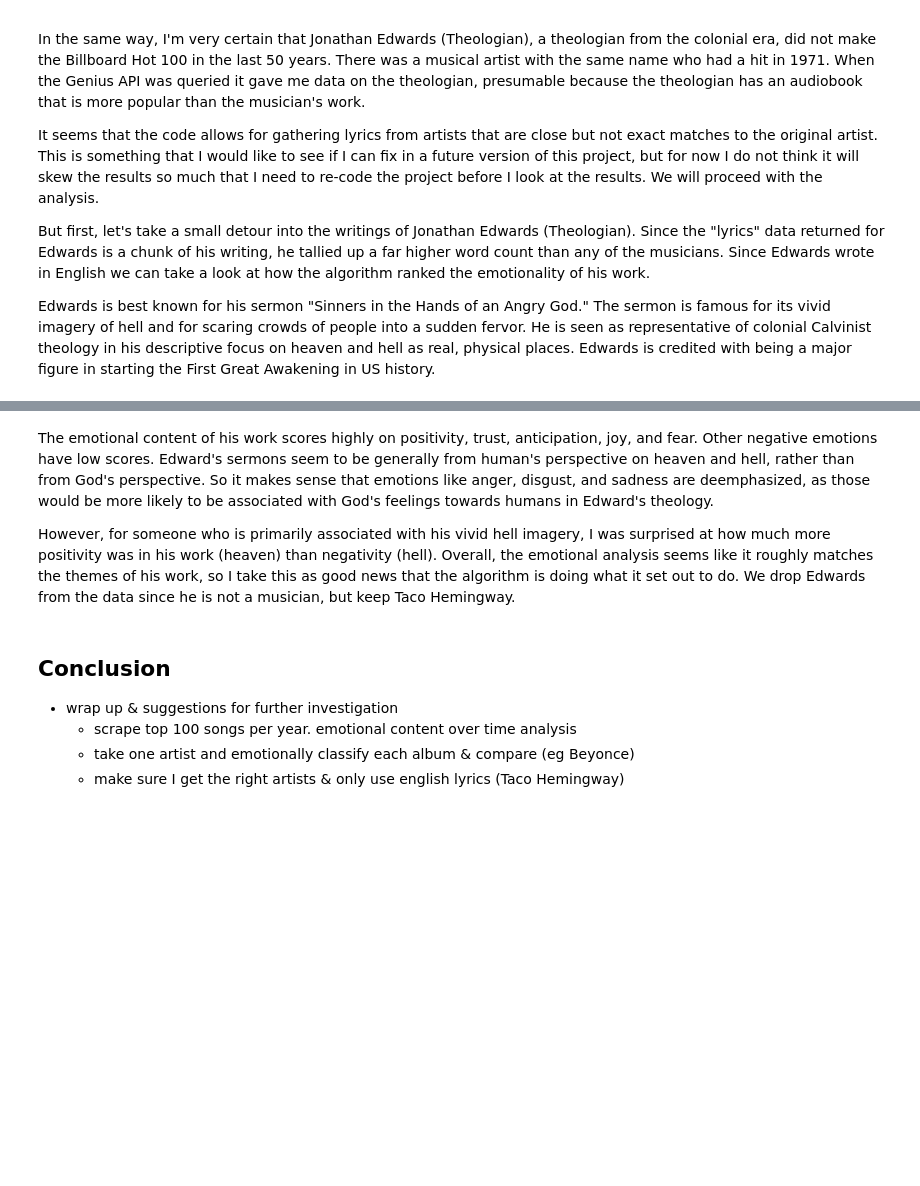
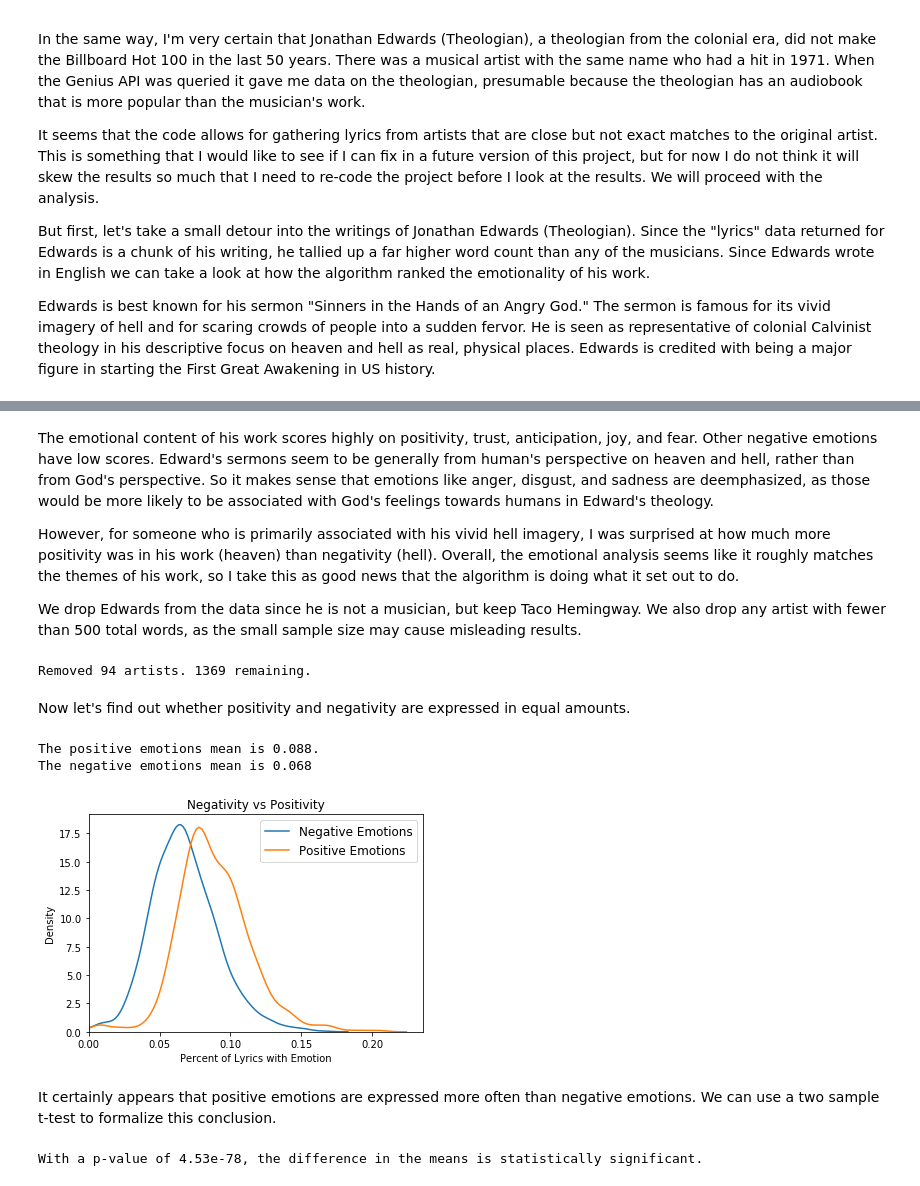
Before and after one commit to ben-pfeffer/lyrics-sentiment, a Jupyter notebook: sentiment-report.ipynb, the cells around one changed output, grey strips where cells are left out. Drawn from its saved outputs; the diff is of its cells as text; code cells hidden in the pictures; blank space fills up the shorter version.

```diff
--- a/sentiment-report.ipynb
+++ b/sentiment-report.ipynb
@@ -75,10 +105,51 @@ df.sort_values('Word Count', ascending=False).head(1)
 # %% [markdown]
 The emotional content of his work scores highly on positivity, trust, anticipation, joy, and fear. Other negative emotions have low scores. Edward's sermons seem to be generally from human's perspective on heaven and hell, rather than from God's perspective. So it makes sense that emotions like anger, disgust, and sadness are deemphasized, as those would be more likely to be associated with God's feelings towards humans in Edward's theology.
 
-However, for someone who is primarily associated with his vivid hell imagery, I was surprised at how much more positivity was in his work (heaven) than negativity (hell). Overall, the emotional analysis seems like it roughly matches the themes of his work, so I take this as good news that the algorithm is doing what it set out to do. We drop Edwards from the data since he is not a musician, but keep Taco Hemingway.
+However, for someone who is primarily associated with his vivid hell imagery, I was surprised at how much more positivity was in his work (heaven) than negativity (hell). Overall, the emotional analysis seems like it roughly matches the themes of his work, so I take this as good news that the algorithm is doing what it set out to do.
+
+We drop Edwards from the data since he is not a musician, but keep Taco Hemingway. We also drop any artist with fewer than 500 total words, as the small sample size may cause misleading results.
-# %% [markdown]
-## Conclusion
-- wrap up & suggestions for further investigation
-    - scrape top 100 songs per year. emotional content over time analysis
-    - take one artist and emotionally classify each album & compare (eg Beyonce)
-    - make sure I get the right artists & only use english lyrics (Taco Hemingway)
+# %%
+# we remove Jonathan Edwards the theologian
+df = df[df.Artist !=  'Jonathan Edwards (Theologian)']
+
+# we also remove artists with fewer than 500 unique words
+# (small sample size artists may have randomly high emotion values)
+df = df[df['Word Count'] > 500]
+
+# how many entries have we removed in this way?
+removed_rows = orig_len - len(df)
+print("Removed " + str(removed_rows) + " artists. " + str(len(df)) + " remaining.")
+# %% [output]
+Removed 94 artists. 1369 remaining.
+# %% [markdown]
+Now let's find out whether positivity and negativity are expressed in equal amounts.
+# %%
+sns.distplot(df['negative'], hist=False, label='Negative Emotions')
+sns.distplot(df['positive'], hist=False, label='Positive Emotions')
+plt.xlim(0, None)
+plt.legend(prop={'size': 12})
+plt.title('Negativity vs Positivity')
+plt.xlabel('Percent of Lyrics with Emotion')
+plt.ylabel('Density')
+
+pos_mean = df['positive'].mean().round(3)
+neg_mean = df['negative'].mean().round(3)
+
+print('The positive emotions mean is ' + str(pos_mean) +
+      '. \nThe negative emotions mean is ' + str(neg_mean))
+# %% [output]
+The positive emotions mean is 0.088.
+The negative emotions mean is 0.068
+[figure, added]
+# %% [markdown]
+It certainly appears that positive emotions are expressed more often than negative emotions. We can use a two sample t-test to formalize this conclusion.
+# %%
+t, p = stat.ttest_rel(df['positive'], df['negative'])
+if p < 0.05:
+    print('With a p-value of ' + str('{:0.2e}'.format(p)) +
+          ', the difference in the means is statistically significant.')
+elif p > 0.05:
+    print('With a p-value of ' + str('{:0.2e}'.format(p)) +
+      ', the difference in the means is not statistically significant.')
+# %% [output]
+With a p-value of 4.53e-78, the difference in the means is statistically significant.
```
Also changed, not shown: parts of 26 cells of this notebook, 1 other file.
